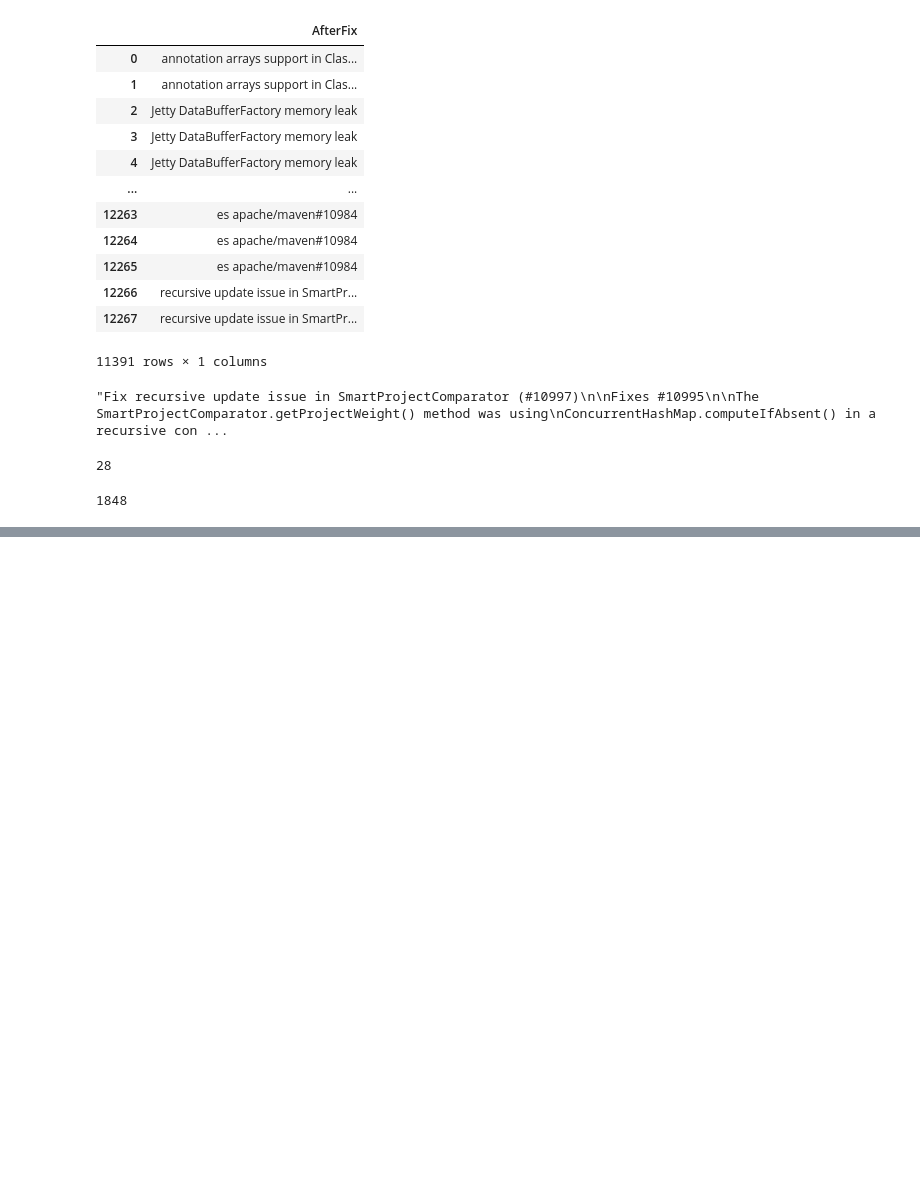
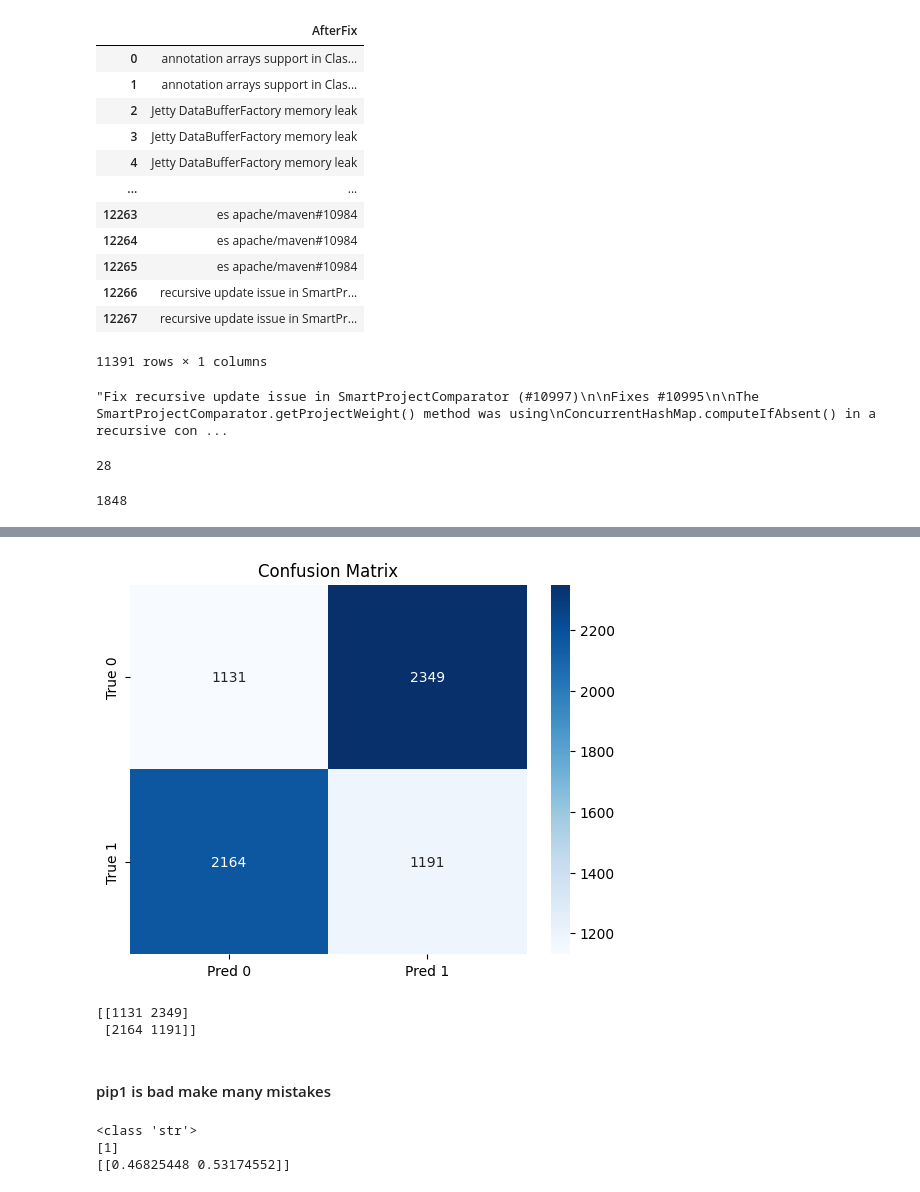
Before and after one commit to yacinemebarki/java_bugs, a Jupyter notebook: model.ipynb, the cells around one changed output, grey strips where cells are left out. Saved outputs shown, nothing was run; the diff lists cells and outputs as text; code cells hidden in the pictures; blank space fills up the shorter version.

```diff
--- a/model.ipynb
+++ b/model.ipynb
@@ -445,0 +501,3 @@ print(df_bug["AfterFix"].nunique())
+# %%
+my_df=my_df.sample(frac=1).reset_index(drop=True)
+my_df
@@ -445,0 +518,3 @@ print(df_bug["AfterFix"].nunique())
+# %%
+x=my_df["code"]
+y=my_df["bugy"]
@@ -445,0 +532,18 @@ print(df_bug["AfterFix"].nunique())
+# %%
+from sklearn.model_selection import train_test_split
+from sklearn.feature_extraction.text import TfidfVectorizer
+from sklearn.linear_model import LogisticRegression
+from sklearn.ensemble import RandomForestClassifier,GradientBoostingClassifier
+from sklearn.metrics import accuracy_score,silhouette_score,classification_report,f1_score,confusion_matrix, roc_curve, roc_auc_score,precision_recall_curve, classification_report
+from sklearn.pipeline import Pipeline
+x_train,x_test,y_train,y_test=train_test_split(x,y,test_size=0.3,random_state=42)
+# %%
+pip1=Pipeline([
+    ("tfidf",(TfidfVectorizer())),
+    ("clf",(LogisticRegression(max_iter=100)))
+    ])
+pip1.fit(x_train,y_train)
+y_pred1=pip1.predict(x_test)
+print("classification_report:", classification_report(y_pred1,y_test))
+print("accuracy_score:", accuracy_score(y_pred1,y_test))
+print(f1_score(y_pred1,y_test,average="macro"))
@@ -445,0 +565,28 @@ print(df_bug["AfterFix"].nunique())
+# %%
+cm = confusion_matrix(y_test, y_pred1)
+sns.heatmap(cm, annot=True, fmt="d", cmap="Blues",
+            xticklabels=["Pred 0","Pred 1"],
+            yticklabels=["True 0","True 1"])
+plt.title("Confusion Matrix")
+plt.show()
+print(cm)
+# %% [output]
+[figure, added]
+[[1131 2349]
+ [2164 1191]]
+# %% [markdown]
+#### pip1 is bad make many mistakes
+# %%
+test_code='''public class HelloWorld {
+    public static void main(String[] args) {
+        System.out.println("Hello, World!");
+    }
+}
+'''
+print(type(test_code))
+print(pip1.predict([test_code]))
+print(pip1.predict_proba([test_code]))
+# %% [output]
+<class 'str'>
+[1]
+[[0.46825448 0.53174552]]
```
Also changed, not shown: parts of 14 cells of this notebook.
